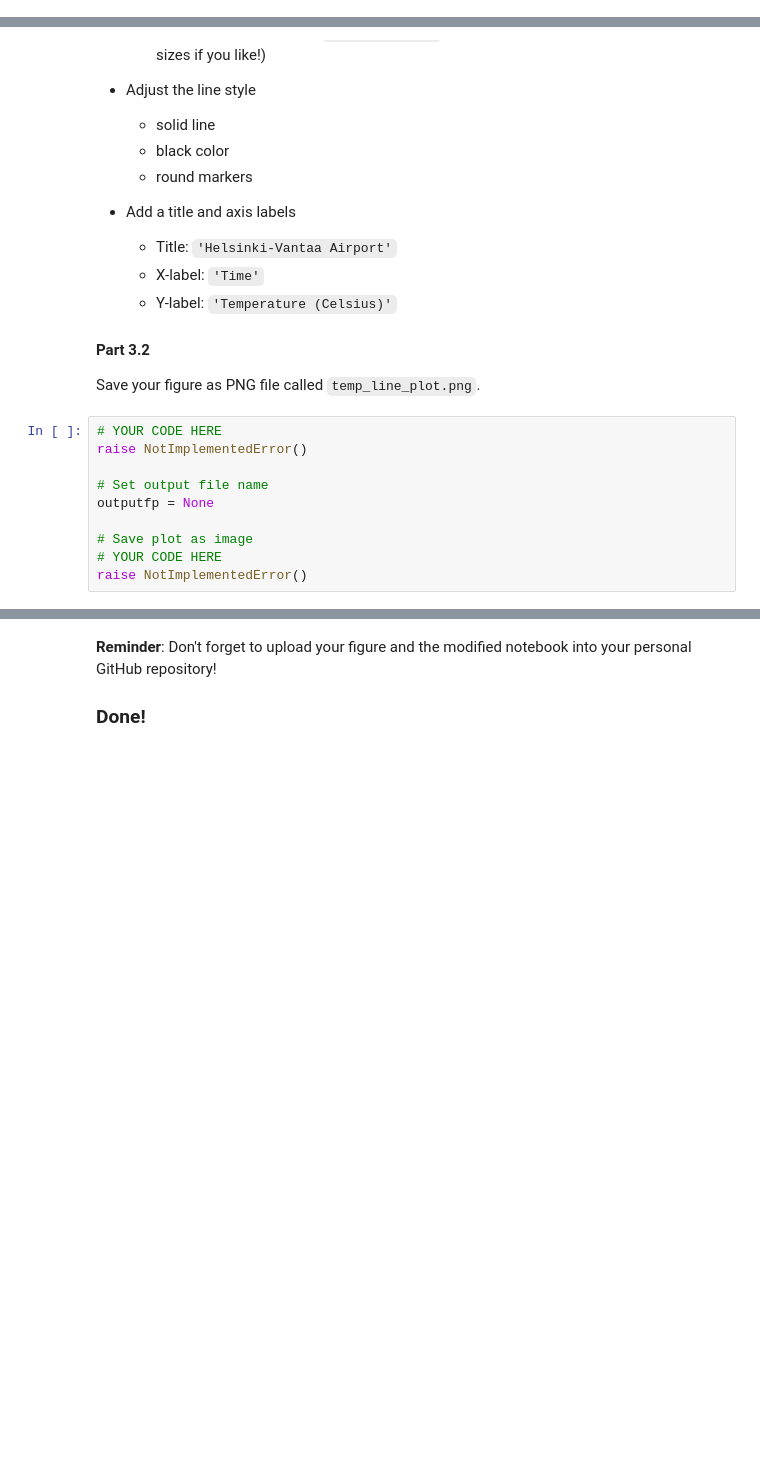
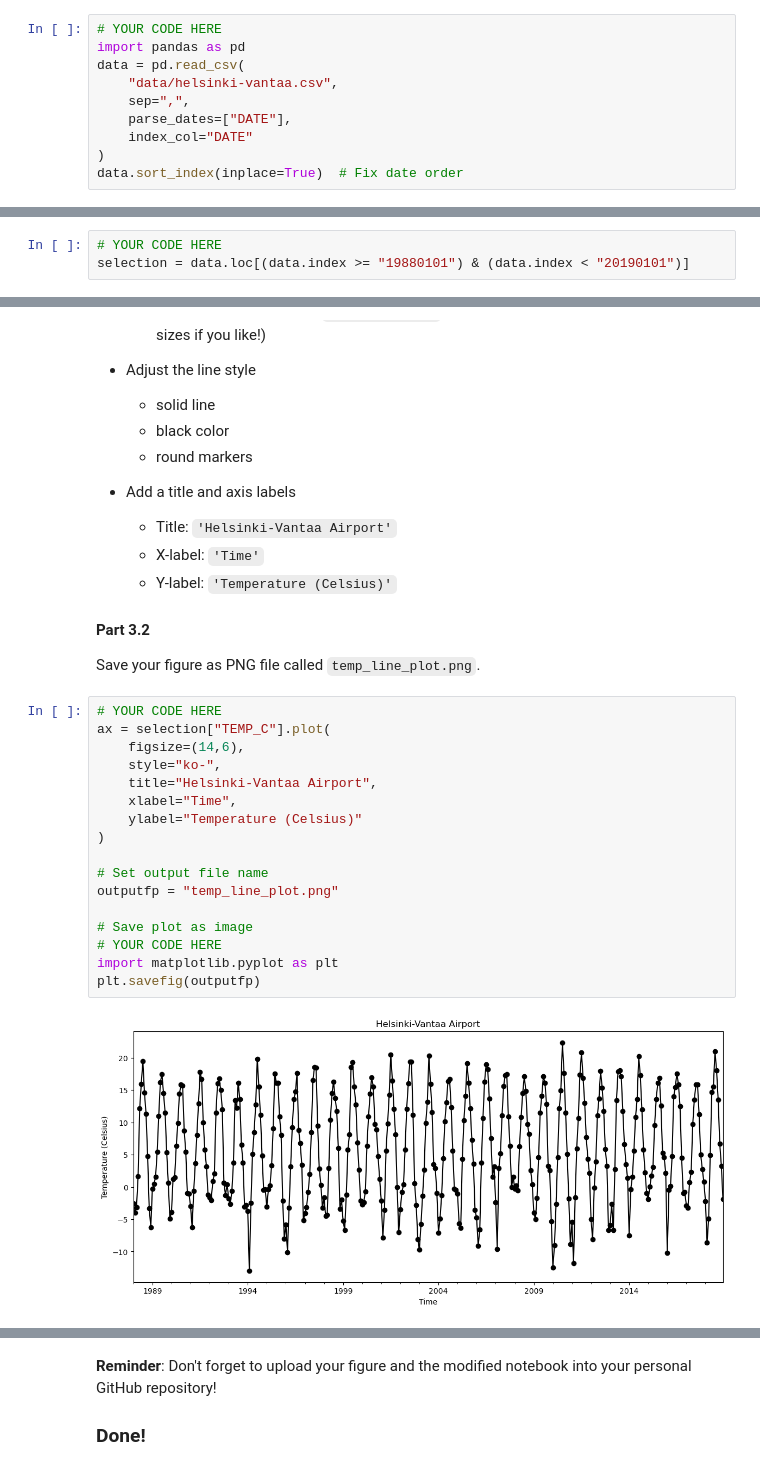
Before and after one commit to lukasrhoades/GEOG-329-Helsinki, a Jupyter notebook: Exercise-7/Exercise-7-problem-2.ipynb, the cells around one changed output, grey strips where cells are left out. Saved outputs shown, nothing was run; the diff lists cells and outputs as text; blank space fills up the shorter version.

```diff
--- a/Exercise-7/Exercise-7-problem-2.ipynb
+++ b/Exercise-7/Exercise-7-problem-2.ipynb
@@ -57,3 +54,13 @@ raise NotImplementedError()
+# %%
+# YOUR CODE HERE
+import pandas as pd
+data = pd.read_csv(
+    "data/helsinki-vantaa.csv",
+    sep=",",
+    parse_dates=["DATE"],
+    index_col="DATE"
+)
+data.sort_index(inplace=True)  # Fix date order
 # %%
 # This test print should print first five rows
 print(data.head())
@@ -72,3 +86,6 @@ raise NotImplementedError()
+# %%
+# YOUR CODE HERE
+selection = data.loc[(data.index >= "19880101") & (data.index < "20190101")]
 # %%
 # Check that the data was read in correctly:
 selection.head()
@@ -104,14 +131,23 @@ Create a line plot that displays the temperatures (`TEMP_C`) for each month in t
 Save your figure as PNG file called `temp_line_plot.png`.
 # %%
 # YOUR CODE HERE
-raise NotImplementedError()
+ax = selection["TEMP_C"].plot(
+    figsize=(14,6),
+    style="ko-",
+    title="Helsinki-Vantaa Airport",
+    xlabel="Time",
+    ylabel="Temperature (Celsius)"
+)
 
 # Set output file name
-outputfp = None
+outputfp = "temp_line_plot.png"
 
 # Save plot as image
 # YOUR CODE HERE
-raise NotImplementedError()
+import matplotlib.pyplot as plt
+plt.savefig(outputfp)
+# %% [output]
+[figure, added]
 # %%
 import os
 
```
Also changed, not shown: parts of 11 cells of this notebook, 1 other file.
